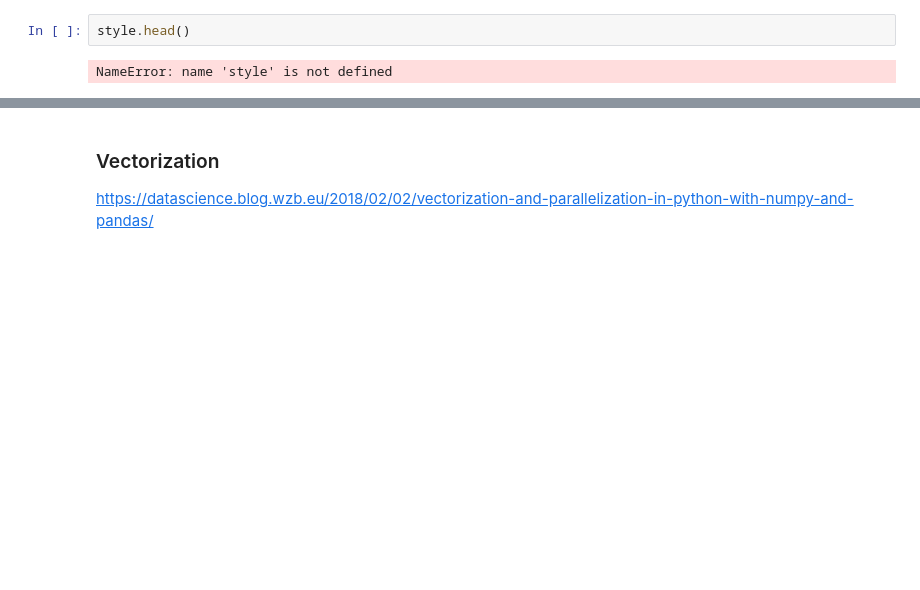
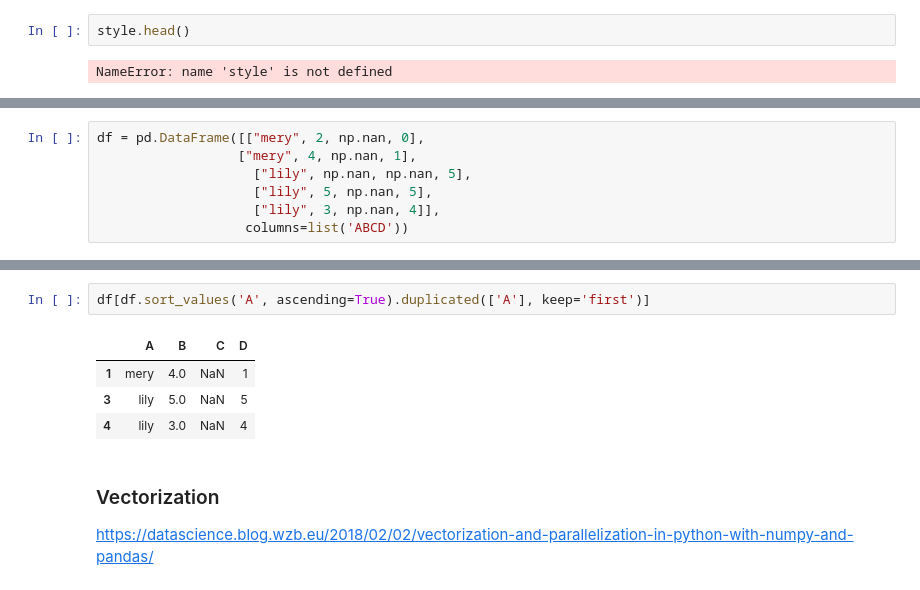
Before and after one commit to Sugeei/python-practice, a Jupyter notebook: jupyter_notebook/pandas_advance.ipynb, the cells around one changed output, grey strips where cells are left out. Saved outputs shown, nothing was run; the diff lists cells and outputs as text; blank space fills up the shorter version.

```diff
--- a/jupyter_notebook/pandas_advance.ipynb
+++ b/jupyter_notebook/pandas_advance.ipynb
@@ -319,0 +409,7 @@ NameError: name 'style' is not defined
+# %%
+df = pd.DataFrame([["mery", 2, np.nan, 0],
+                  ["mery", 4, np.nan, 1],
+                    ["lily", np.nan, np.nan, 5],
+                    ["lily", 5, np.nan, 5],
+                    ["lily", 3, np.nan, 4]],
+                   columns=list('ABCD'))
@@ -320,3 +422,10 @@ NameError: name 'style' is not defined
+# %%
+df[df.sort_values('A', ascending=True).duplicated(['A'], keep='first')]
+# %% [output]
+|  | A | B | C | D |
+| 1 | mery | 4.0 | NaN | 1 |
+| 3 | lily | 5.0 | NaN | 5 |
+| 4 | lily | 3.0 | NaN | 4 |
 # %% [markdown]
 ### Vectorization
 https://datascience.blog.wzb.eu/2018/02/02/vectorization-and-parallelization-in-python-with-numpy-and-pandas/
```
Also changed, not shown: parts of 28 cells of this notebook, 11 other files.
